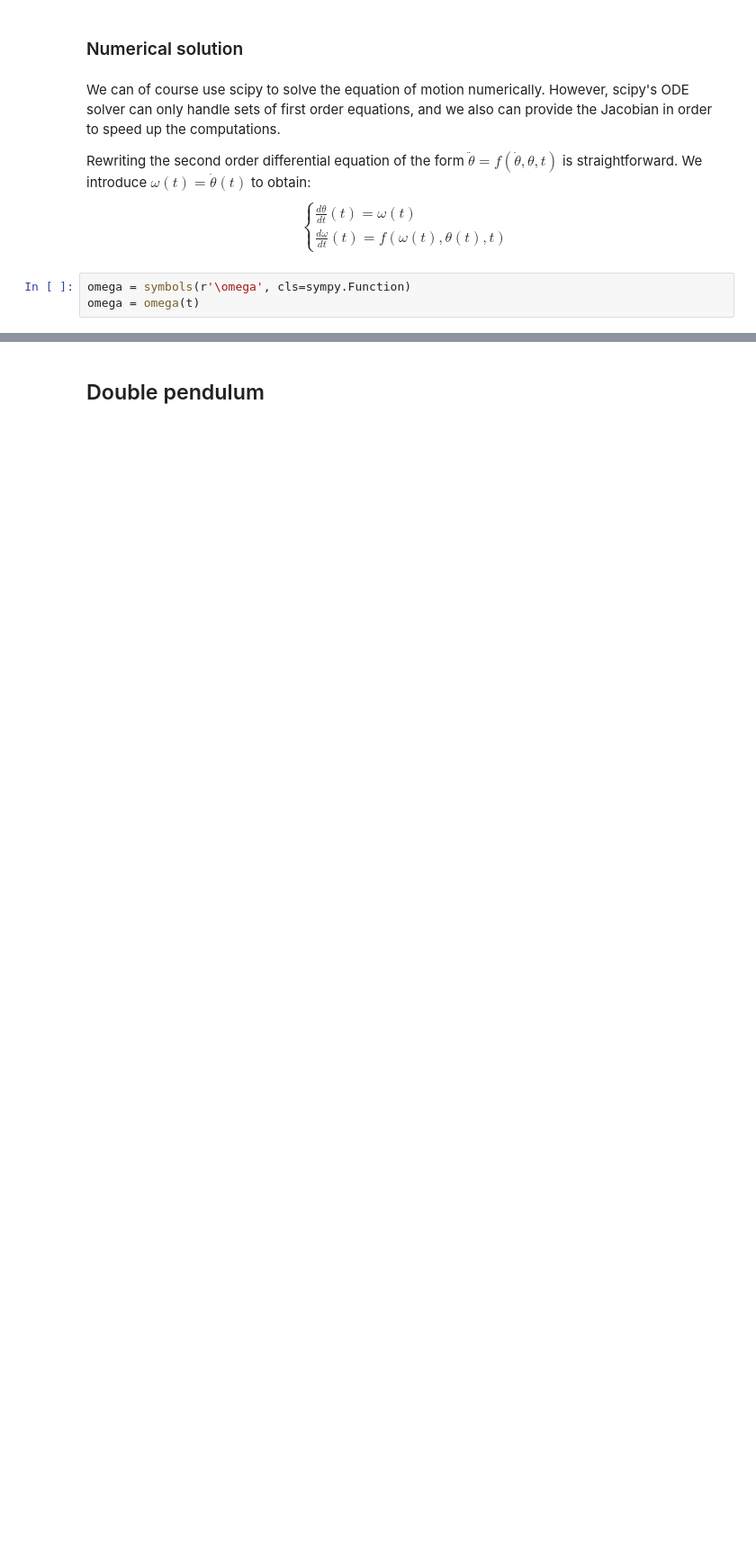
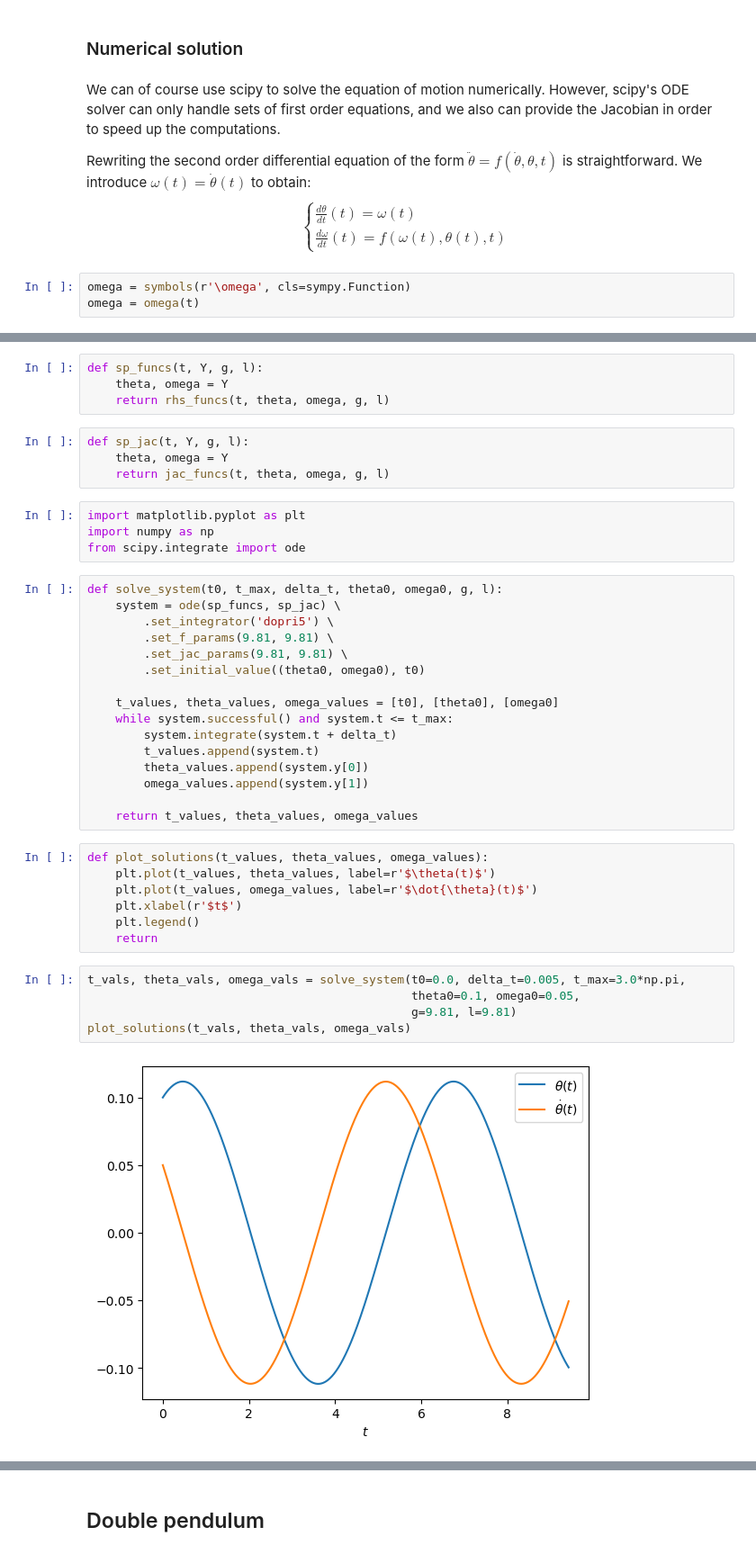
Before and after one commit to gjbex/Scientific-Python, a Jupyter notebook: source-code/sympy/pendulums.ipynb, the cells around one changed output, grey strips where cells are left out. Shown at 90% size. Cells and saved outputs as stored; diff of their text form; blank space fills up the shorter version.

Commit message:
Add numeric solution for simple pendulum

```diff
--- a/source-code/sympy/pendulums.ipynb
+++ b/source-code/sympy/pendulums.ipynb
@@ -196,0 +219,42 @@ $\displaystyle \left[\begin{matrix}0 & 1\\- \frac{g \cos{\left(\theta{\left(t \r
+# %%
+def sp_funcs(t, Y, g, l):
+    theta, omega = Y
+    return rhs_funcs(t, theta, omega, g, l)
+# %%
+def sp_jac(t, Y, g, l):
+    theta, omega = Y
+    return jac_funcs(t, theta, omega, g, l)
+# %%
+import matplotlib.pyplot as plt
+import numpy as np
+from scipy.integrate import ode
+# %%
+def solve_system(t0, t_max, delta_t, theta0, omega0, g, l):
+    system = ode(sp_funcs, sp_jac) \
+        .set_integrator('dopri5') \
+        .set_f_params(9.81, 9.81) \
+        .set_jac_params(9.81, 9.81) \
+        .set_initial_value((theta0, omega0), t0)
+
+    t_values, theta_values, omega_values = [t0], [theta0], [omega0]
+    while system.successful() and system.t <= t_max:
+        system.integrate(system.t + delta_t)
+        t_values.append(system.t)
+        theta_values.append(system.y[0])
+        omega_values.append(system.y[1])
+
+    return t_values, theta_values, omega_values
+# %%
+def plot_solutions(t_values, theta_values, omega_values):
+    plt.plot(t_values, theta_values, label=r'$\theta(t)$')
+    plt.plot(t_values, omega_values, label=r'$\dot{\theta}(t)$')
+    plt.xlabel(r'$t$')
+    plt.legend()
+    return
+# %%
+t_vals, theta_vals, omega_vals = solve_system(t0=0.0, delta_t=0.005, t_max=3.0*np.pi,
+                                              theta0=0.1, omega0=0.05,
+                                              g=9.81, l=9.81)
+plot_solutions(t_vals, theta_vals, omega_vals)
+# %% [output]
+[figure, added]
```
Also changed, not shown: parts of 13 cells of this notebook.
